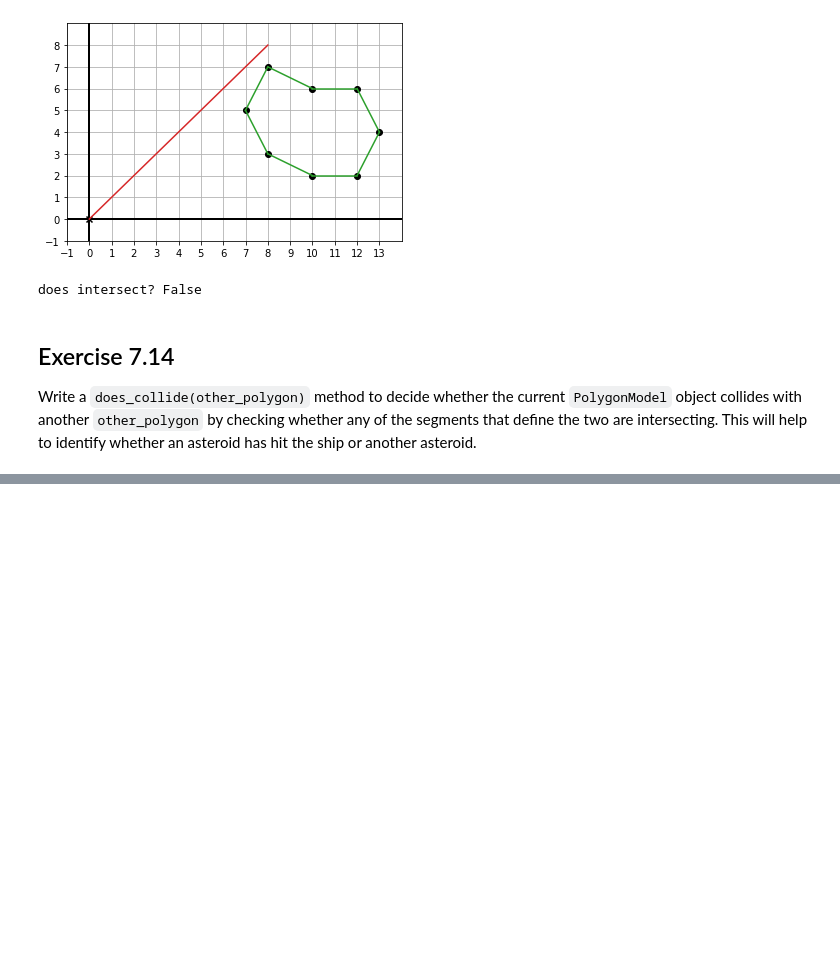
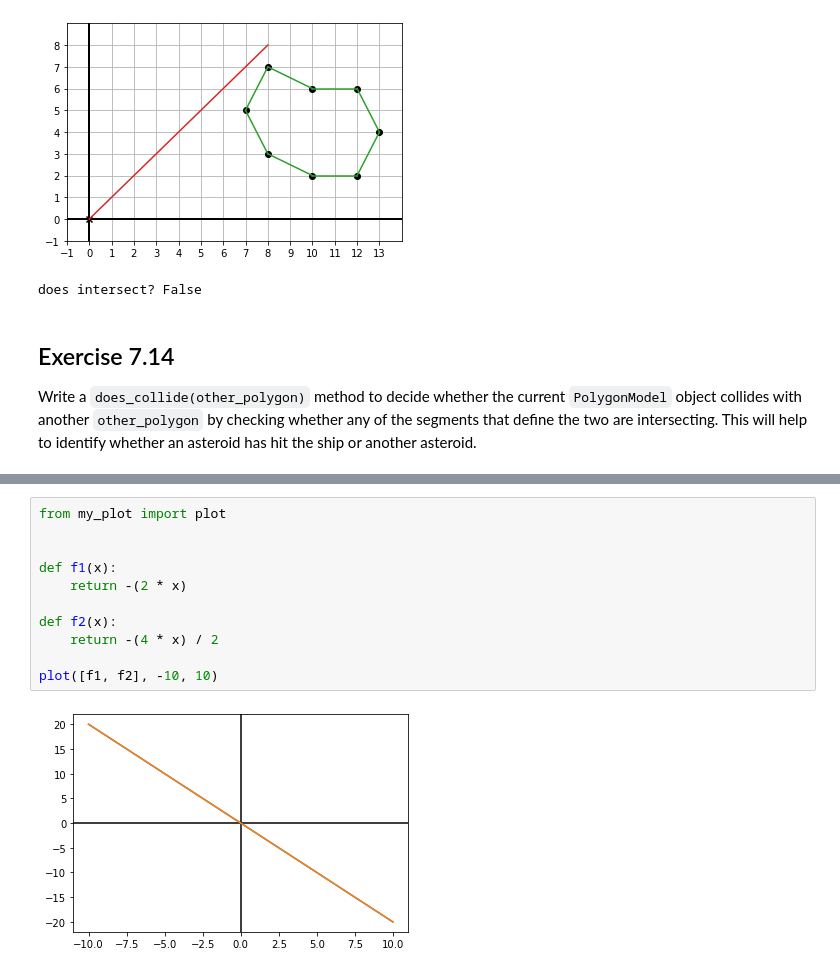
Before and after one commit to sergiofgonzalez/math-workbench, a Jupyter notebook: 06-solving-systems-of-linear-equations/e01-exercises/solving-systems-of-linear-equations-exercises.ipynb, the cells around one changed output, grey strips where cells are left out. Saved outputs shown, nothing was run; the diff lists cells and outputs as text; blank space fills up the shorter version.

```diff
--- a/06-solving-systems-of-linear-equations/e01-exercises/solving-systems-of-linear-equations-exercises.ipynb
+++ b/06-solving-systems-of-linear-equations/e01-exercises/solving-systems-of-linear-equations-exercises.ipynb
@@ -786,0 +913,13 @@ Write a `does_collide(other_polygon)` method to decide whether the current `Poly
+# %%
+from my_plot import plot
+
+
+def f1(x):
+    return -(2 * x)
+
+def f2(x):
+    return -(4 * x) / 2
+
+plot([f1, f2], -10, 10)
+# %% [output]
+[figure, added]
```
Also changed, not shown: parts of 10 cells of this notebook, 5 other files.
